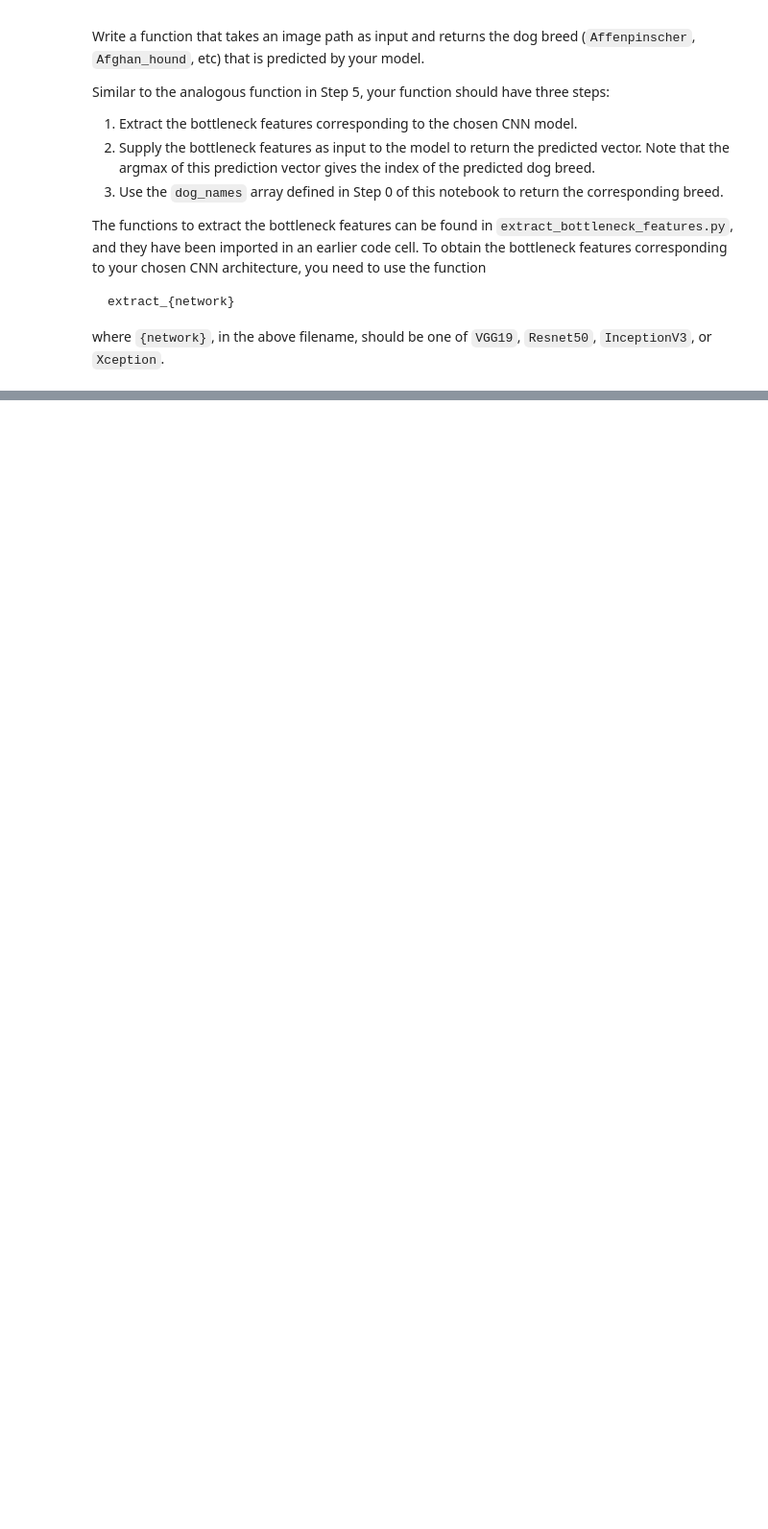
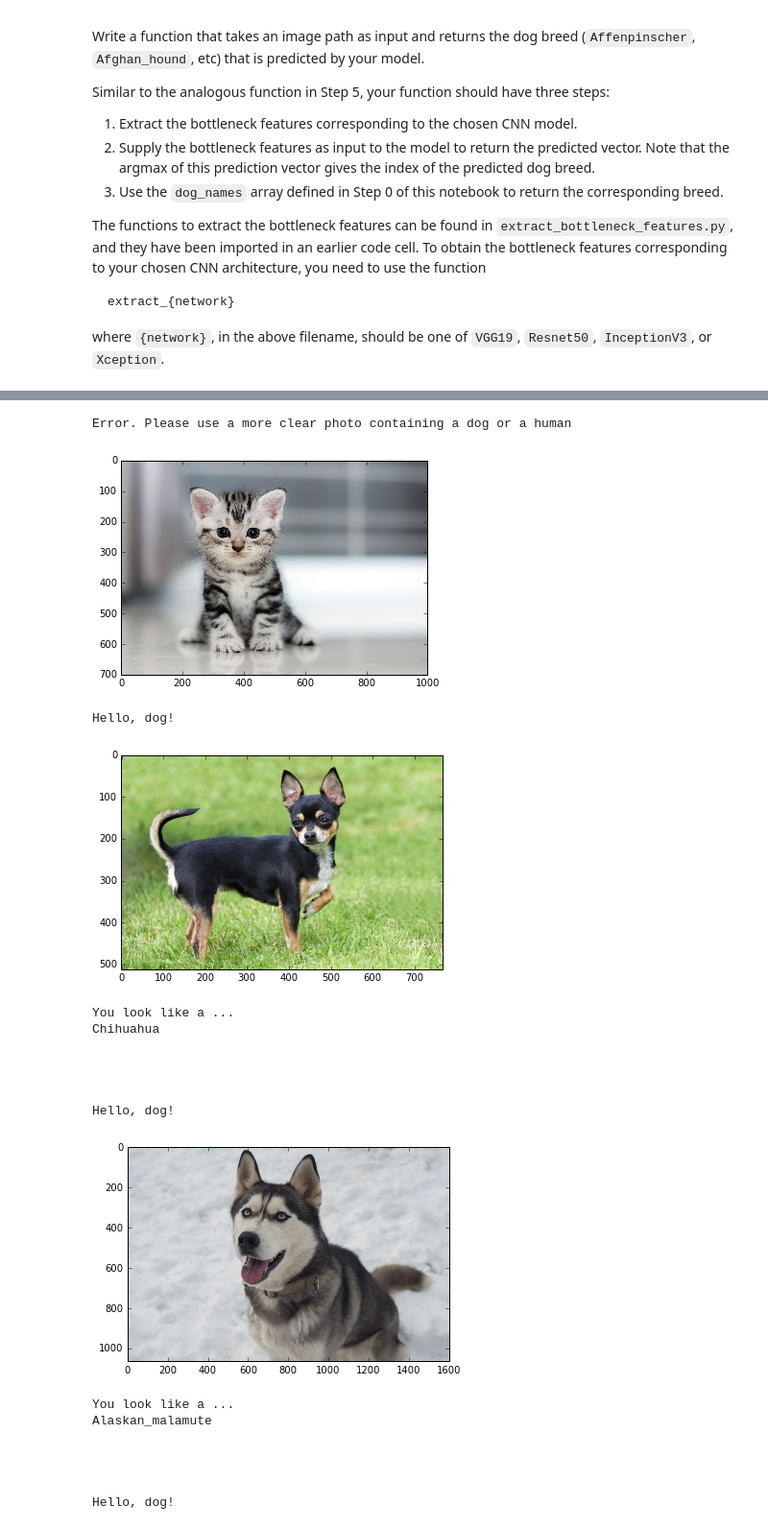
Before and after one commit to AlrasheedA/dog-project, a Jupyter notebook: dog_app.ipynb, the cells around one changed output, grey strips where cells are left out. Shown at 96% size. Cells and saved outputs as stored; diff of their text form; code cells hidden in the pictures; blank space fills up the shorter version.

```diff
--- a/dog_app.ipynb
+++ b/dog_app.ipynb
@@ -745,4 +783,34 @@ __Answer:__
 # %%
 ## TODO: Execute your algorithm from Step 6 on
 ## at least 6 images on your computer.
 ## Feel free to use as many code cells as needed.
+paths_list = ['testImages/cat.jpg',
+ 'testImages/CHIHUAHUA.jpg',
+ 'testImages/husky.jpg',
+ 'testImages/pug.jpg',
+ 'testImages/sophia.jpg',
+ 'testImages/tattooed.jpg']
+
+for img_path in paths_list:
+    Detector(img_path).greet()
+    print ('\n'*3)
+# %% [output]
+Error. Please use a more clear photo containing a dog or a human
+[figure, added]
+Hello, dog!
+[figure, added]
+You look like a ...
+Chihuahua
+
+
+
+
+Hello, dog!
+[figure, added]
+You look like a ...
+Alaskan_malamute
+
+
+
+
+Hello, dog!
```
Also changed, not shown: parts of 10 cells of this notebook, 7 other files.
